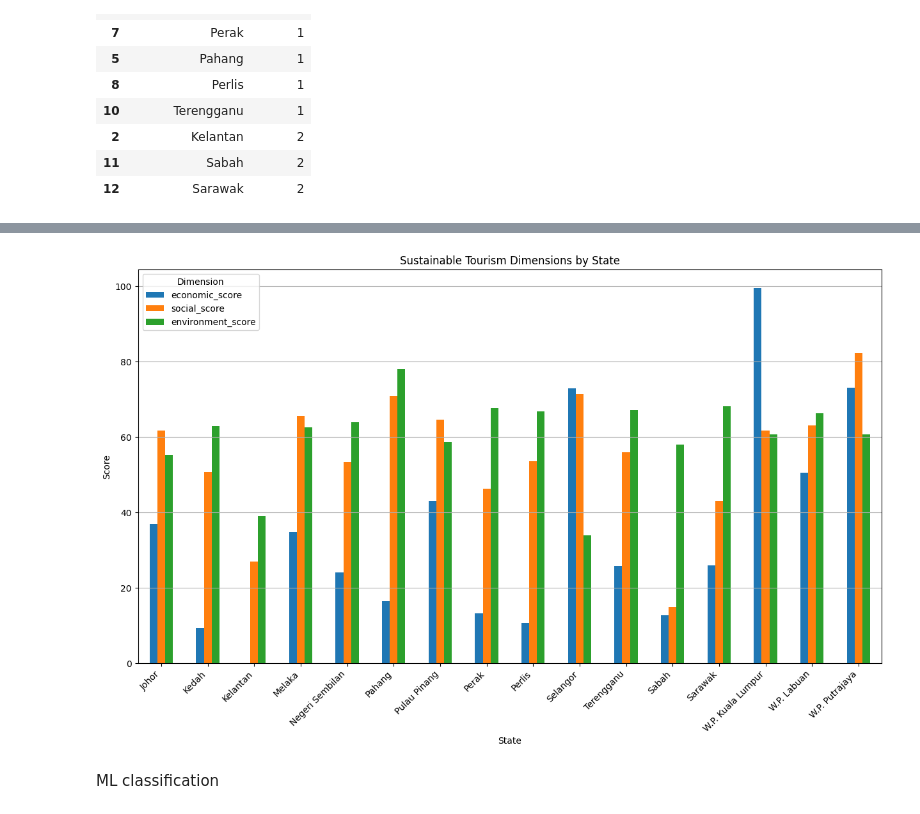
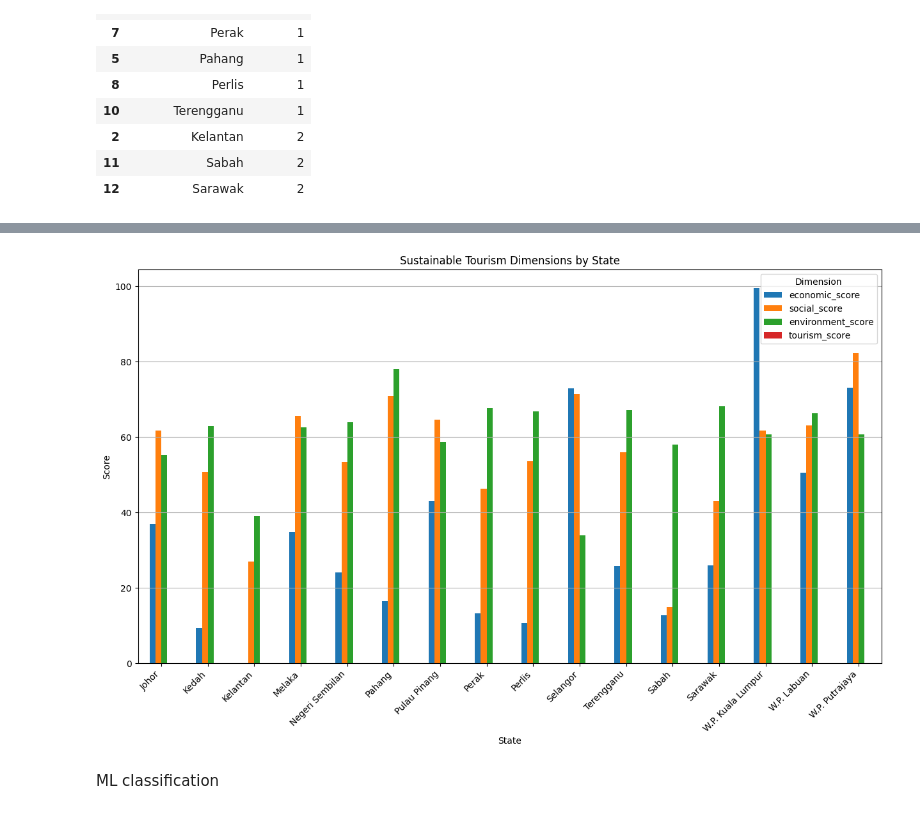
Before and after one commit to a212819-ukm/sustainable-tourism-readiness-in-malaysia, a Jupyter notebook: DATAVERSE_Datathon2026_Colab.ipynb, the cells around one changed output, grey strips where cells are left out. Saved outputs shown, nothing was run; the diff lists cells and outputs as text; code cells hidden in the pictures.

Commit message:
Integrate hotel guest indicators and tourism scoring

```diff
--- a/DATAVERSE_Datathon2026_Colab.ipynb
+++ b/DATAVERSE_Datathon2026_Colab.ipynb
@@ -231,6 +276,7 @@ STATE_MAP = {
     "Malacca": "Melaka",
 
     "Negeri Sembilan": "Negeri Sembilan",
+    "N. Sembilan": "Negeri Sembilan", # Added this mapping
 
     "Pahang": "Pahang",
 
@@ -259,7 +305,6 @@ STATE_MAP = {
     "Labuan": "W.P. Labuan"
 }
 
-
 def clean_state_column(df):
 
     df = df.copy()
@@ -1677,13 +1924,26 @@ master["environment_score"] = (
 # SUSTAINABLE TOURISM READINESS INDEX
 # ============================================================
 
-master["readiness_score"] = (
-    master["economic_score"] * 0.3333
-    +
-    master["social_score"] * 0.3333
-    +
-    master["environment_score"] * 0.3334
-)
+# Check if tourism_score is available, if not, adjust weights or set it to 0
+if "tourism_score" in master.columns:
+    master["readiness_score"] = (
+        master["economic_score"] * 0.25
+        +
+        master["social_score"] * 0.25
+        +
+        master["environment_score"] * 0.25
+        +
+        master["tourism_score"] * 0.25
+    )
+else:
+    print("Tourism score not available. Calculating readiness score without it (equal weights). ")
+    master["readiness_score"] = (
+        master["economic_score"] * (1/3)
+        +
+        master["social_score"] * (1/3)
+        +
+        master["environment_score"] * (1/3)
+    )
 
 master["readiness_score"] = (
     master["readiness_score"]
@@ -1701,6 +1961,7 @@ display(
             "economic_score",
             "social_score",
             "environment_score",
+            "tourism_score" if "tourism_score" in master.columns else "economic_score", # display placeholder if not present
             "readiness_score"
         ]
     ]
@@ -1726,3 +1987,14 @@ display(
+# %%
+# Include tourism score in readiness index calculation
+master["readiness_score"] = (
+    master["economic_score"] * 0.25
+    +
+    master["social_score"] * 0.25
+    +
+    master["environment_score"] * 0.25
+    +
+    master["tourism_score"] * 0.25
+)
 # %%
 # ============================================================
 # READINESS CATEGORY
@@ -1828,6 +2100,10 @@ score_columns = [
     "social_score",
     "environment_score"
 ]
+
+# Add tourism_score if it exists
+if "tourism_score" in master.columns:
+    score_columns.append("tourism_score")
 
 score_by_state = master[
     ["state"] + score_columns
@@ -1838,31 +2114,31 @@ score_by_state.plot(
     figsize=(15, 8)
 )
 
 plt.ylabel(
     "Score"
 )
 
 plt.xlabel(
     "State"
 )
 
 plt.title(
     "Sustainable Tourism Dimensions by State"
 )
 
 plt.xticks(
     rotation=45,
     ha="right"
 )
 
 plt.grid(
     axis="y"
 )
 
 plt.legend(
     title="Dimension"
 )
 
 plt.show()
 # %% [output]
-[figure, old version]
+[figure, new version]
```
Also changed, not shown: parts of 47 cells of this notebook.
